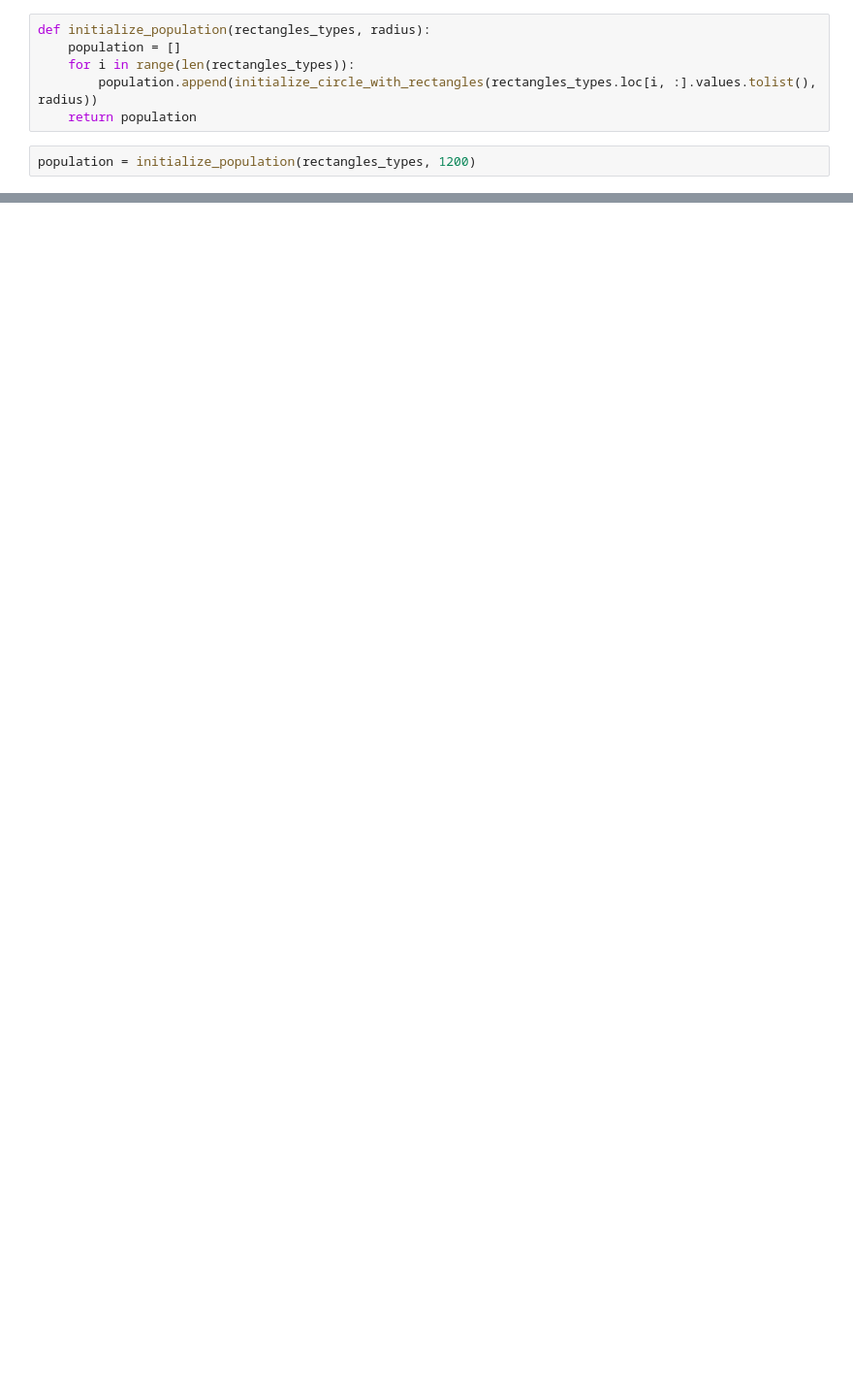
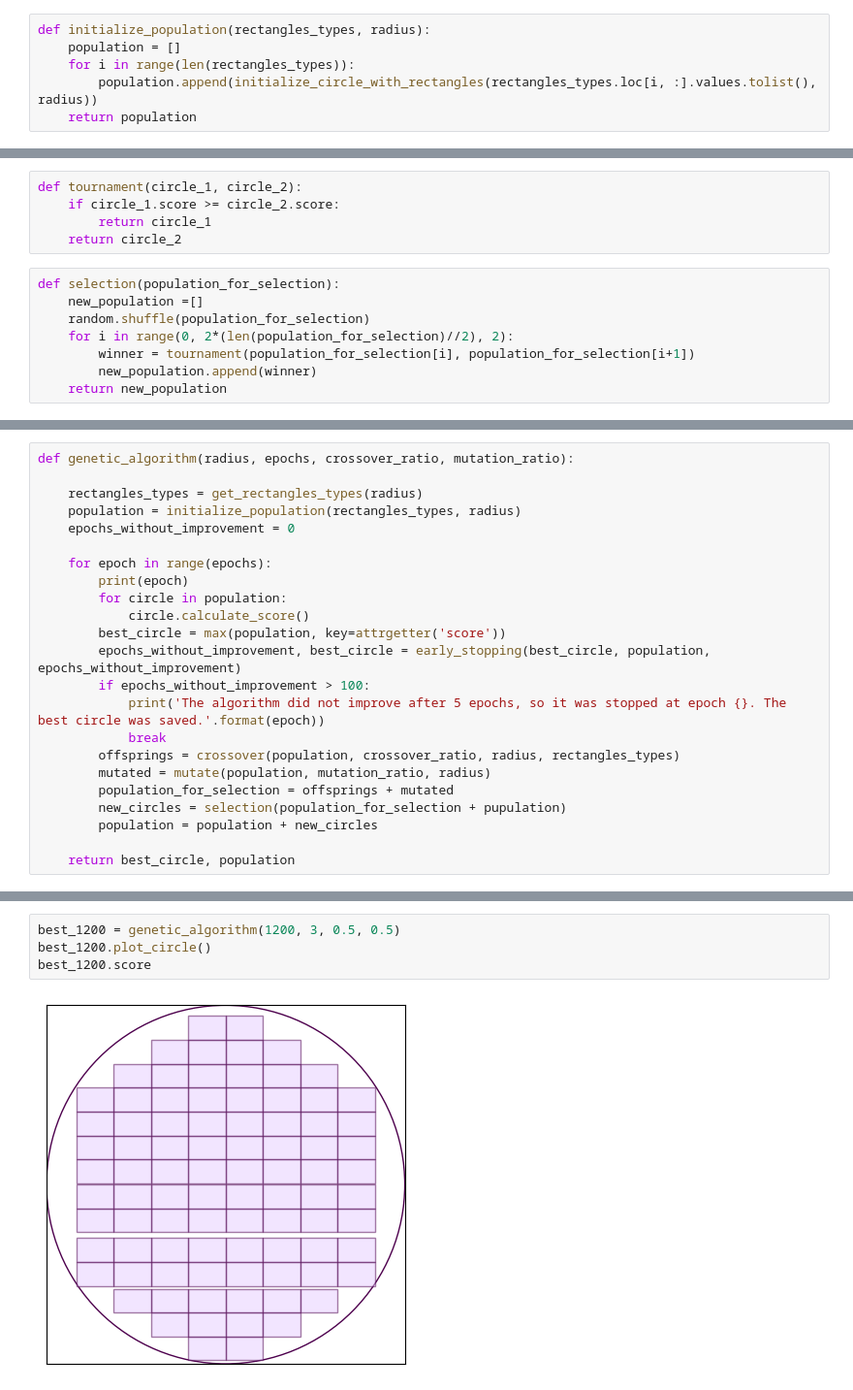
Before and after one commit to malwina0/2023L-Computational_Intelligence_Methods, a Jupyter notebook: Genetic Algorithm/GeneticAlgorithm.ipynb, the cells around one changed output, grey strips where cells are left out. Shown: that part at 97% size. Drawn from its saved outputs; the diff is of its cells as text; blank space fills up the shorter version.

Commit message:
genetic algorith - final version

```diff
--- a/Genetic Algorithm/GeneticAlgorithm.ipynb
+++ b/Genetic Algorithm/GeneticAlgorithm.ipynb
@@ -132,5 +136,3 @@ def initialize_population(rectangles_types, radius):
     for i in range(len(rectangles_types)):
         population.append(initialize_circle_with_rectangles(rectangles_types.loc[i, :].values.tolist(), radius))
     return population
-# %%
-population = initialize_population(rectangles_types, 1200)
@@ -279,0 +283,13 @@ def single_mutation(circle_to_mutate):
+# %%
+def tournament(circle_1, circle_2):
+    if circle_1.score >= circle_2.score:
+        return circle_1
+    return circle_2
+# %%
+def selection(population_for_selection):
+    new_population =[]
+    random.shuffle(population_for_selection)
+    for i in range(0, 2*(len(population_for_selection)//2), 2):
+        winner = tournament(population_for_selection[i], population_for_selection[i+1])
+        new_population.append(winner)
+    return new_population
@@ -279,0 +300,23 @@ def single_mutation(circle_to_mutate):
+# %%
+def genetic_algorithm(radius, epochs, crossover_ratio, mutation_ratio):
+
+    rectangles_types = get_rectangles_types(radius)
+    population = initialize_population(rectangles_types, radius)
+    epochs_without_improvement = 0
+
+    for epoch in range(epochs):
+        print(epoch)
+        for circle in population:
+            circle.calculate_score()
+        best_circle = max(population, key=attrgetter('score'))
+        epochs_without_improvement, best_circle = early_stopping(best_circle, population, epochs_without_improvement)
+        if epochs_without_improvement > 100:
+            print('The algorithm did not improve after 5 epochs, so it was stopped at epoch {}. The best circle was saved.'.format(epoch))
+            break
+        offsprings = crossover(population, crossover_ratio, radius, rectangles_types)
+        mutated = mutate(population, mutation_ratio, radius)
+        population_for_selection = offsprings + mutated
+        new_circles = selection(population_for_selection + pupulation)
+        population = population + new_circles
+
+    return best_circle, population
@@ -279,0 +366,6 @@ def single_mutation(circle_to_mutate):
+# %%
+best_1200 = genetic_algorithm(1200, 3, 0.5, 0.5)
+best_1200.plot_circle()
+best_1200.score
+# %% [output]
+[figure, added]
```
Also changed, not shown: parts of 40 cells of this notebook.
